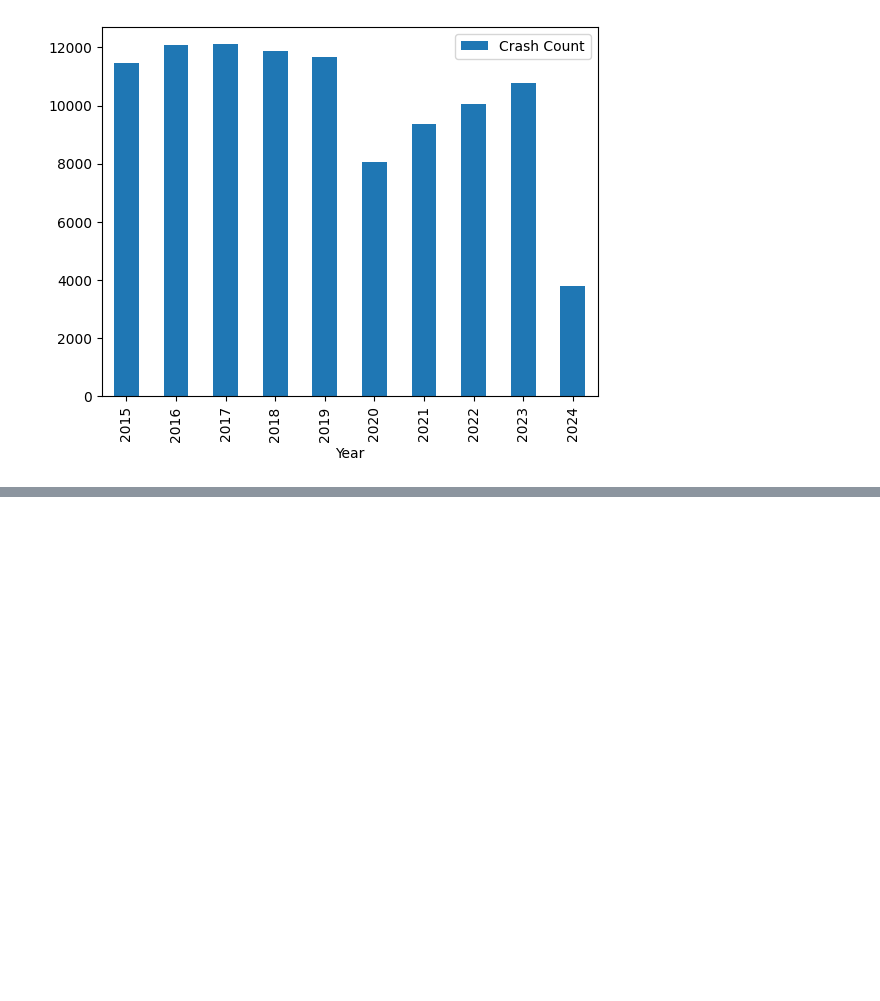
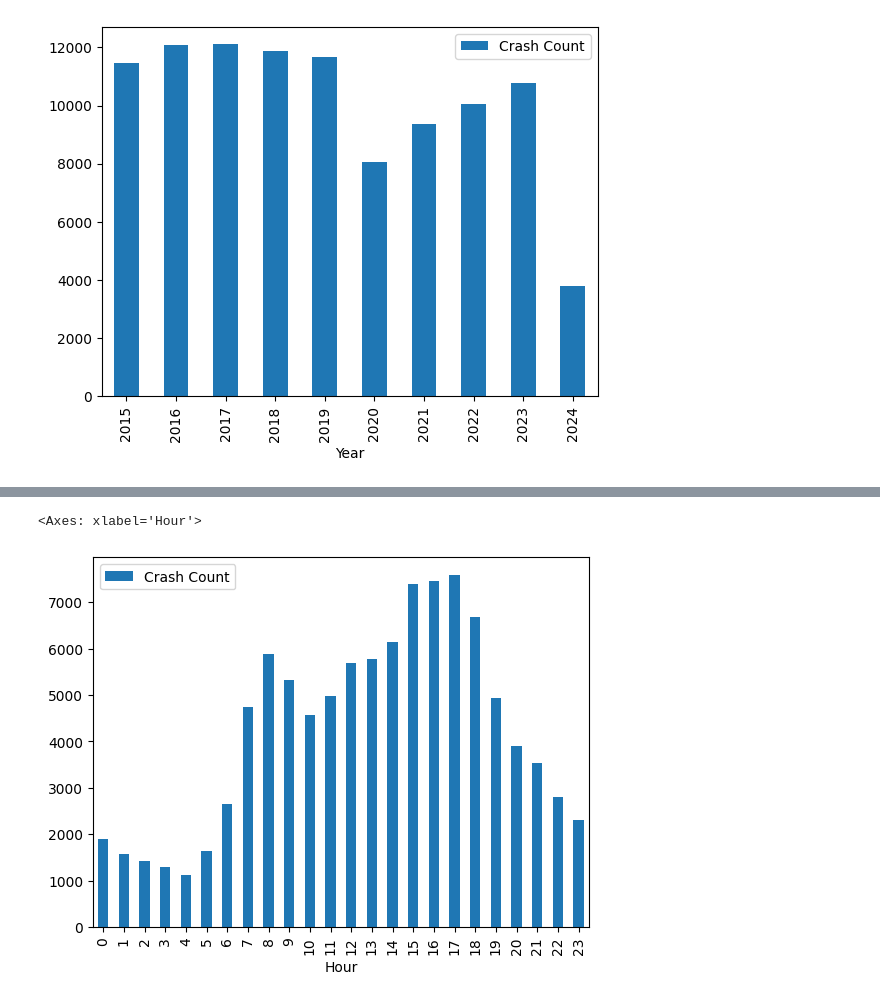
Before and after one commit to WltrH/Data-Accidents, a Jupyter notebook: Analisys.ipynb, the cells around one changed output, grey strips where cells are left out. Drawn from its saved outputs; the diff is of its cells as text; code cells hidden in the pictures; blank space fills up the shorter version.

```diff
--- a/Analisys.ipynb
+++ b/Analisys.ipynb
@@ -86,0 +93,9 @@ df_yearly_crashes.plot(x='Year', y='Crash Count', kind='bar')
+# %%
+#Histogramme du nombre de crash par heure et par année
+
+df['Hour'] = pd.to_datetime(df['Crash Date/Time']).dt.hour
+df_hourly_crashes = df.groupby('Hour').size().reset_index(name='Crash Count')
+df_hourly_crashes.plot(x='Hour', y='Crash Count', kind='bar')
+# %% [output]
+<Axes: xlabel='Hour'>
+[figure, added]
```
Also changed, not shown: parts of 3 cells of this notebook.
